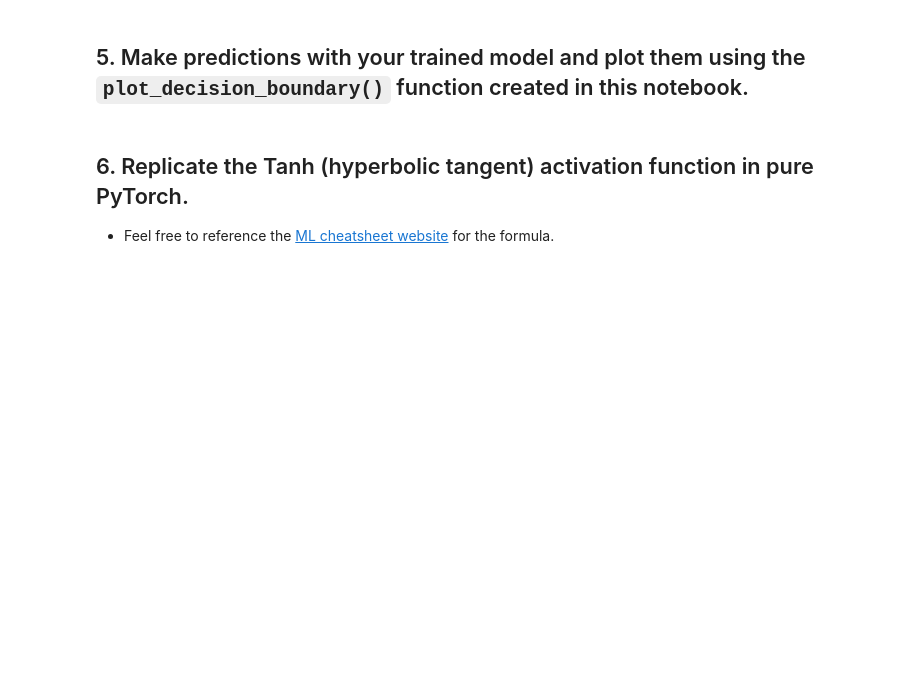
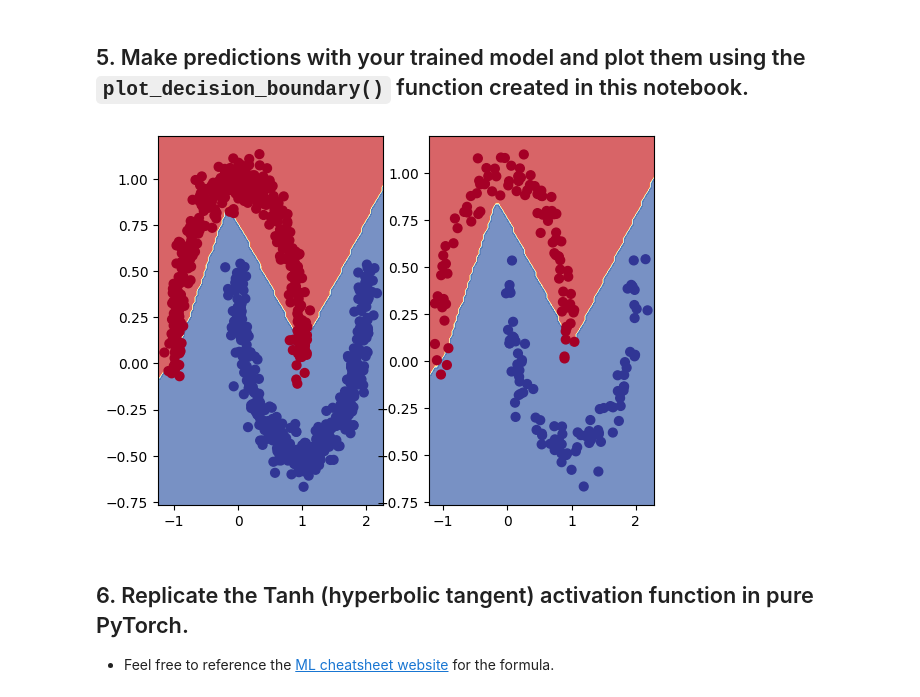
Before and after one commit to ganireddikumar/Assignment1, a Jupyter notebook: extras/exercises/02_pytorch_classification_exercises.ipynb, the cells around one changed output. Drawn from its saved outputs; the diff is of its cells as text; code cells hidden in the pictures; blank space fills up the shorter version.

```diff
--- a/extras/exercises/02_pytorch_classification_exercises.ipynb
+++ b/extras/exercises/02_pytorch_classification_exercises.ipynb
@@ -107,7 +107,9 @@ class MoonModelV0(nn.Module):
       super().__init__()
       self.linear_stack = nn.Sequential(
           nn.Linear(in_features=in_features,out_features=hidden_units),
+          nn.ReLU(),
           nn.Linear(in_features=hidden_units,out_features=hidden_units),
+          nn.ReLU(),
           nn.Linear(in_features=hidden_units,out_features=out_features),
           nn.ReLU()
           )
@@ -121,7 +123,7 @@ class MoonModelV0(nn.Module):
 ## Your code here ##
 model = MoonModelV0(in_features=2,
                     out_features=1,
-                    hidden_units=128).to(device)
+                    hidden_units=10).to(device)
 model
 # %% [output]
 MoonModelV0(
@@ -228,7 +232,7 @@ for epoch in range(epochs):
   # 1. Forward pass (logits output)
 
   # Turn logits into prediction probabilities
-  y_logits = model.train(X_train).squeeze()
+  y_logits = model(X_train).squeeze()
 
   # Turn prediction probabilities into prediction labels
   y_pred_probs = torch.sigmoid(y_logits)
@@ -241,23 +245,28 @@ for epoch in range(epochs):
   acc = acc_fn(y_pred, y_train.int()) # the accuracy function needs to compare pred labels (not logits) with actual labels
 
   # 3. Zero the gradients
+  optimizer.zero_grad()
 
 
   # 4. Loss backward (perform backpropagation) - https://brilliant.org/wiki/backpropagation/#:~:text=Backpropagation%2C%20short%20for%20%22backward%20propagation,to%20the%20neural%20network's%20weights.
-
+  loss.backward()
   # 5. Step the optimizer (gradient descent) - https://towardsdatascience.com/gradient-descent-algorithm-a-deep-dive-cf04e8115f21#:~:text=Gradient%20descent%20(GD)%20is%20an,e.g.%20in%20a%20linear%20regression)
-
+  optimizer.step()
 
   ### Testing
-  # model_0.eval()
-  # with torch.inference_mode():
+  model.eval()
+  with torch.inference_mode():
     # 1. Forward pass (to get the logits)
-
+    test_logits = model(X_test).squeeze()
+    test_pred_probs = torch.sigmoid(test_logits)
     # Turn the test logits into prediction labels
-
+    test_pred = torch.round(test_pred_probs)
 
     # 2. Caculate the test loss/acc
+    test_loss = loss_fn(test_logits,y_test)
+    test_acc = acc_fn(test_pred,y_test.int())
 
 
   # Print out what's happening every 100 epochs
-  # if epoch % 100 == 0:
+  if epoch % 100 == 0:
+    print(f"Epoch: {epoch} | Loss: {loss:.2f} Acc: {acc:.2f} | Test loss: {test_loss:.2f} Test acc: {test_acc:.2f}")
@@ -302,6 +322,12 @@ def plot_decision_boundary(model, X, y):
     plt.ylim(yy.min(), yy.max())
 # %%
 # Plot decision boundaries for training and test sets
+plt.subplot(1, 2, 1)
+plot_decision_boundary(model,X_train,y_train)
+plt.subplot(1, 2, 2)
+plot_decision_boundary(model,X_test,y_test)
+# %% [output]
+[figure, added]
 # %% [markdown]
 ## 6. Replicate the Tanh (hyperbolic tangent) activation function in pure PyTorch.
   * Feel free to reference the [ML cheatsheet website](https://ml-cheatsheet.readthedocs.io/en/latest/activation_functions.html#tanh) for the formula.
```
Also changed, not shown: parts of 8 cells of this notebook.
